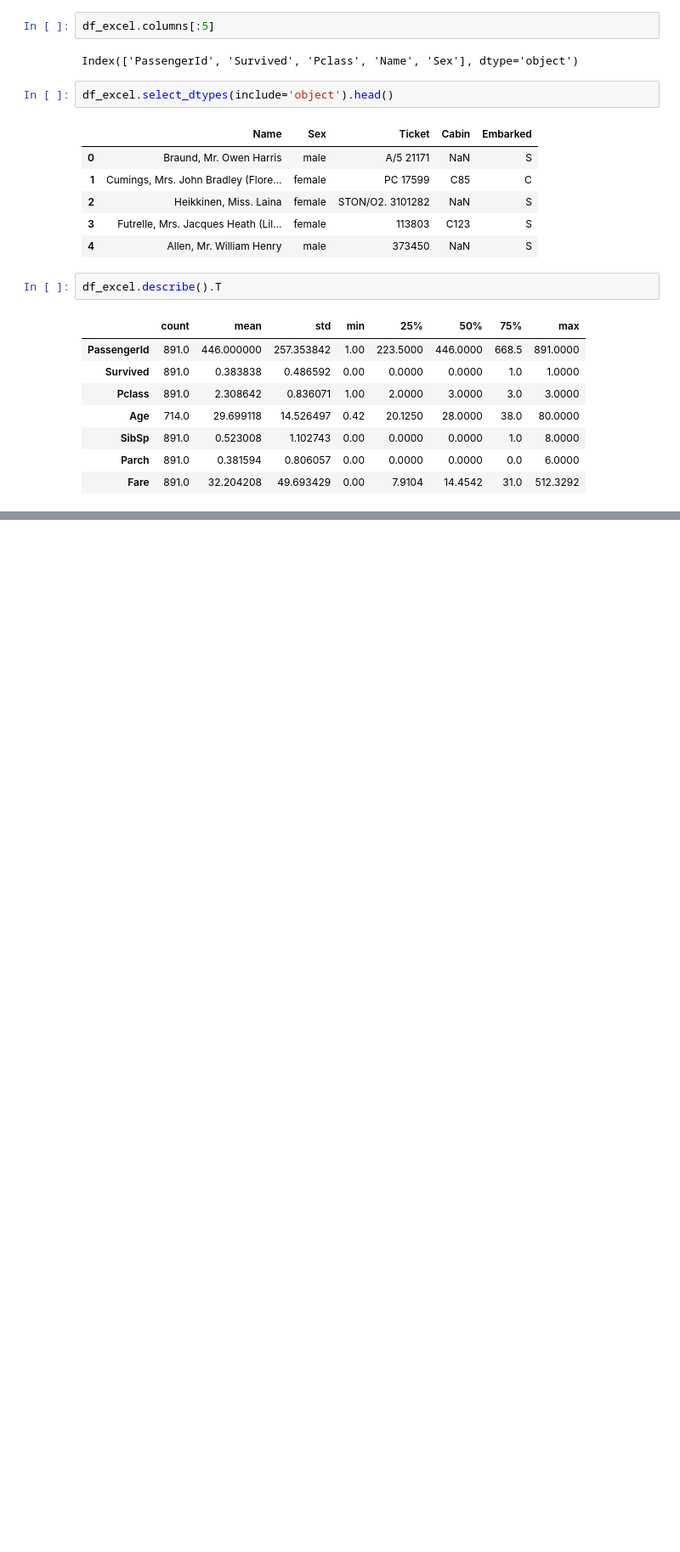
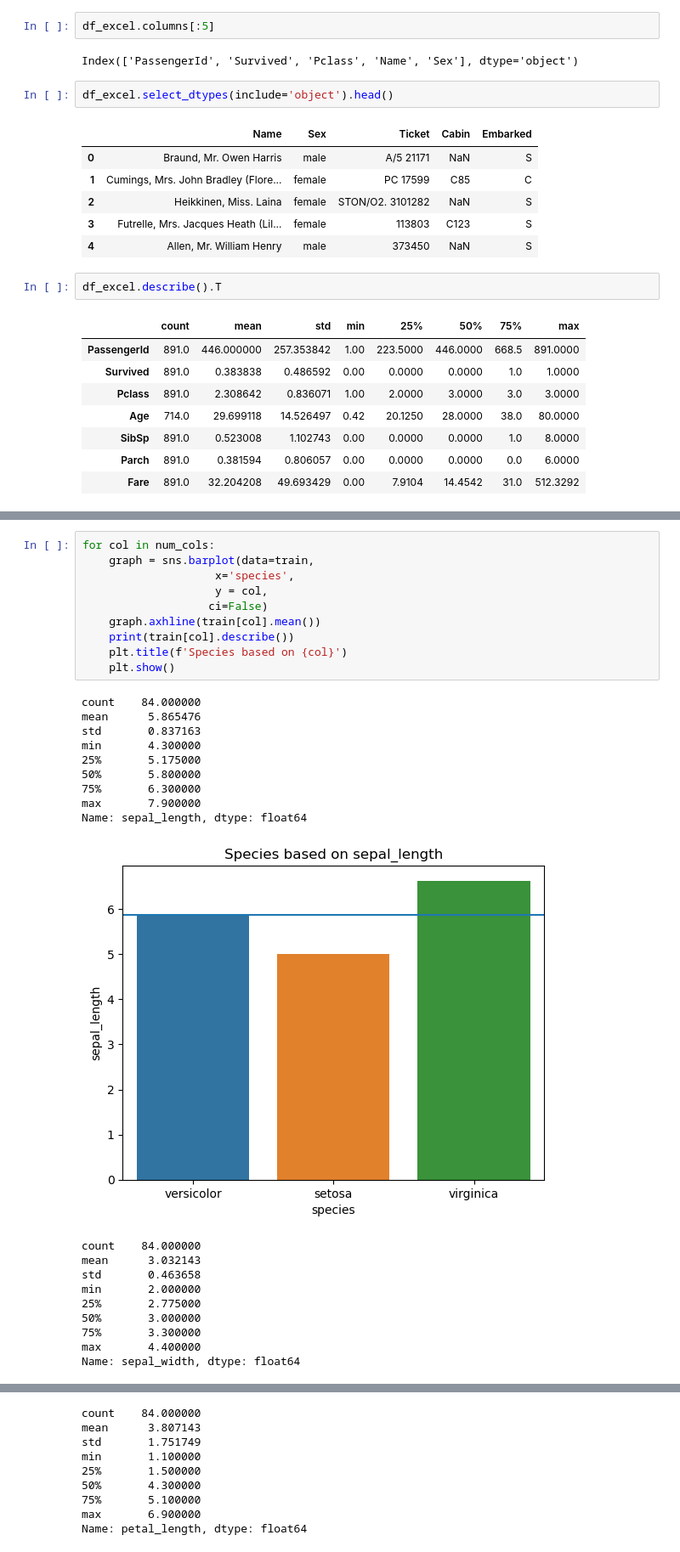
Before and after one commit to skylerschnee/classification-exercises, a Jupyter notebook: classification_exercises.ipynb, the cells around one changed output, grey strips where cells are left out. Shown at 85% size. Saved outputs shown, nothing was run; the diff lists cells and outputs as text; blank space fills up the shorter version.

```diff
--- a/classification_exercises.ipynb
+++ b/classification_exercises.ipynb
@@ -220,0 +534,30 @@ df_excel.describe().T
+# %%
+for col in num_cols:
+    graph = sns.barplot(data=train,
+                    x='species',
+                    y = col,
+                   ci=False)
+    graph.axhline(train[col].mean())
+    print(train[col].describe())
+    plt.title(f'Species based on {col}')
+    plt.show()
+# %% [output]
+count    84.000000
+mean      5.865476
+std       0.837163
+min       4.300000
+25%       5.175000
+50%       5.800000
+75%       6.300000
+max       7.900000
+Name: sepal_length, dtype: float64
+[figure, added]
+count    84.000000
+mean      3.032143
+std       0.463658
+min       2.000000
+25%       2.775000
+50%       3.000000
+75%       3.300000
+max       4.400000
+Name: sepal_width, dtype: float64
@@ -220,0 +565,9 @@ df_excel.describe().T
+count    84.000000
+mean      3.807143
+std       1.751749
+min       1.100000
+25%       1.500000
+50%       4.300000
+75%       5.100000
+max       6.900000
+Name: petal_length, dtype: float64
```
Also changed, not shown: parts of 79 cells of this notebook, 13 other files.
